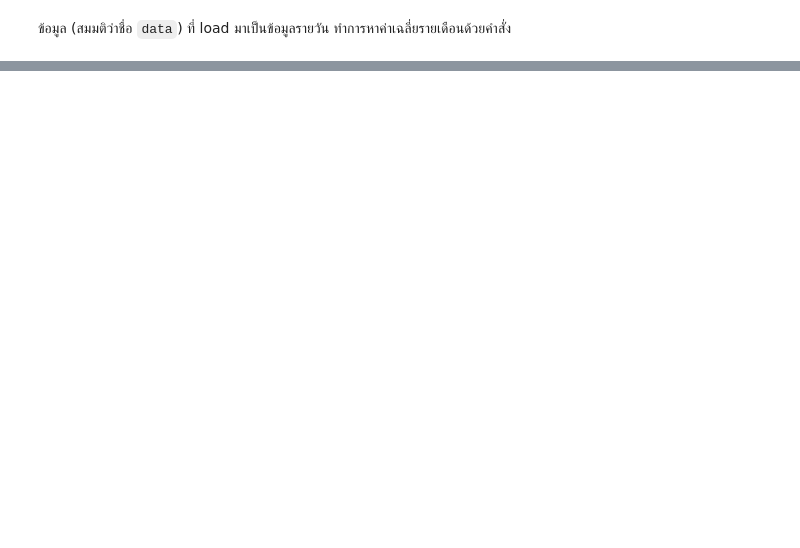
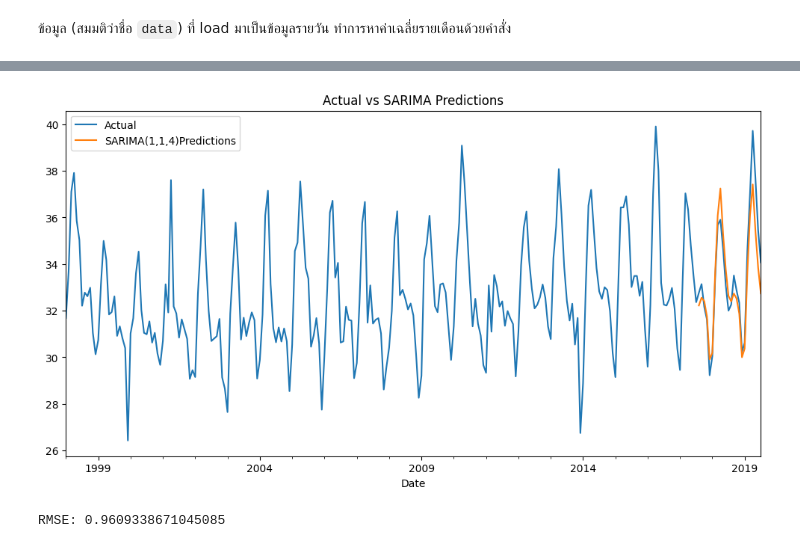
Before and after one commit to H0wAreU/Statistical-Learning-Labs., a Jupyter notebook: สำเนาของ_229351_LAB11_02.ipynb, the cells around one changed output, grey strips where cells are left out. Cells and saved outputs as stored; diff of their text form; code cells hidden in the pictures; blank space fills up the shorter version.

```diff
--- a/สำเนาของ_229351_LAB11_02.ipynb
+++ b/สำเนาของ_229351_LAB11_02.ipynb
@@ -58,0 +318,15 @@ print(test)
+# %%
+sarima2_fit = sarima2.fit()
+yhat = sarima2_fit.predict(start=test.index[0], end=test.index[-1])
+
+plt.figure(figsize=(12,6))
+y.plot(label='Actual')
+yhat.plot(label='SARIMA(1,1,4)Predictions')
+plt.legend()
+plt.title('Actual vs SARIMA Predictions')
+plt.show()
+rmse_114=rmse(test,yhat)
+print('RMSE:',rmse_114)
+# %% [output]
+[figure, added]
+RMSE: 0.9609338671045085
```
Also changed, not shown: parts of 30 cells of this notebook.
